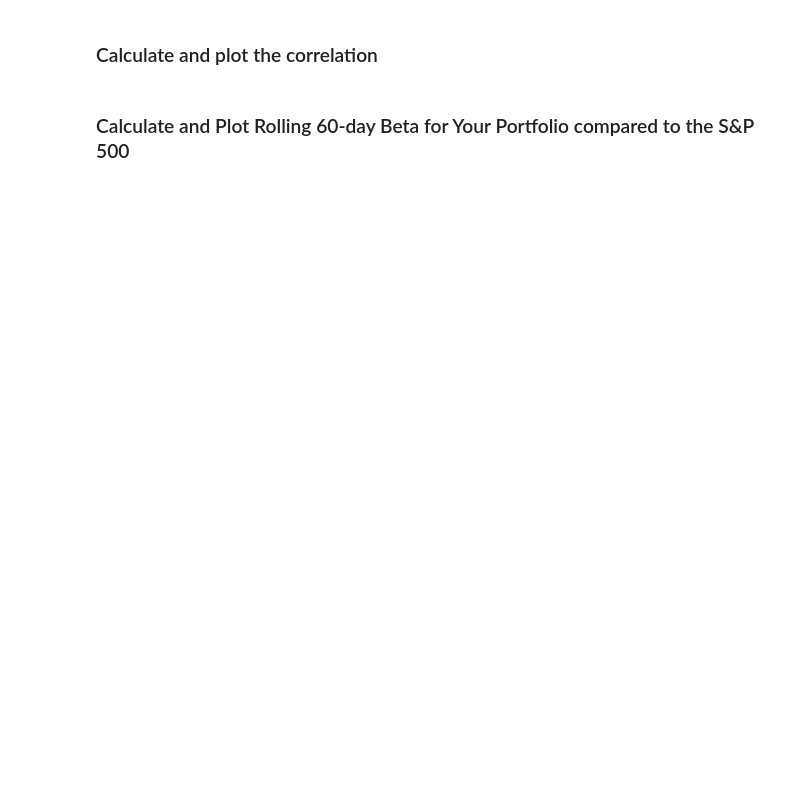
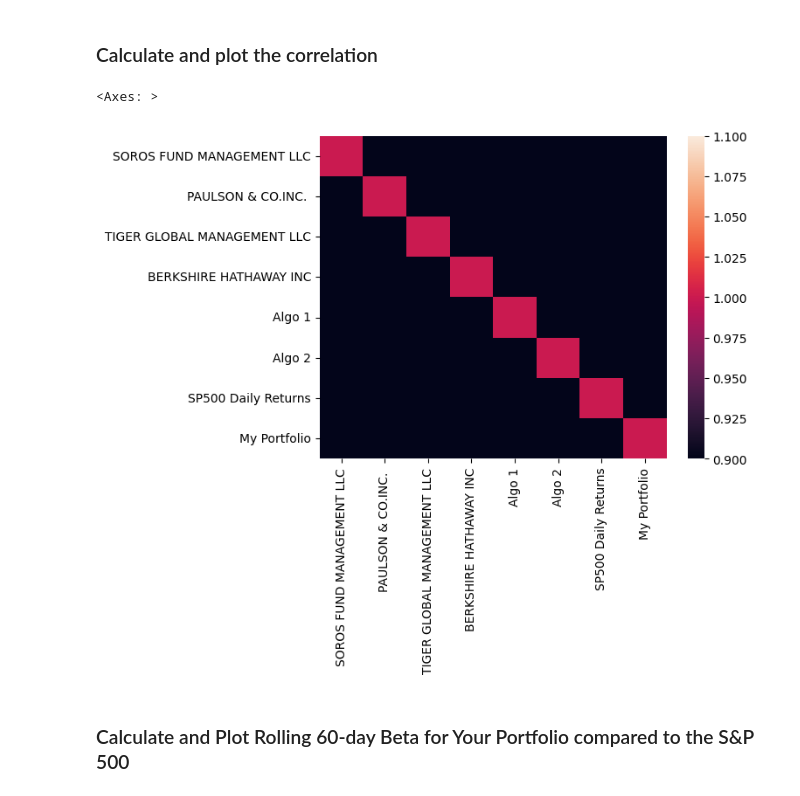
Before and after one commit to bittraidr/Challenge_4, a Jupyter notebook: whale_analysis.ipynb, the cells around one changed output. Saved outputs shown, nothing was run; the diff lists cells and outputs as text; code cells hidden in the pictures; blank space fills up the shorter version.

```diff
--- a/whale_analysis.ipynb
+++ b/whale_analysis.ipynb
@@ -678,2 +742,14 @@ dtype: float64
+# %%
+# Calculate and plot the correlation
+
+correlation = join_df.corr()
+
+import seaborn as sns
+
+# Plot correlation heatmap
+sns.heatmap(correlation, vmin=1, vmax=1)
+# %% [output]
+<Axes: >
+[figure, added]
 # %% [markdown]
 ### Calculate and Plot Rolling 60-day Beta for Your Portfolio compared to the S&P 500
```
Also changed, not shown: parts of 19 cells of this notebook.
